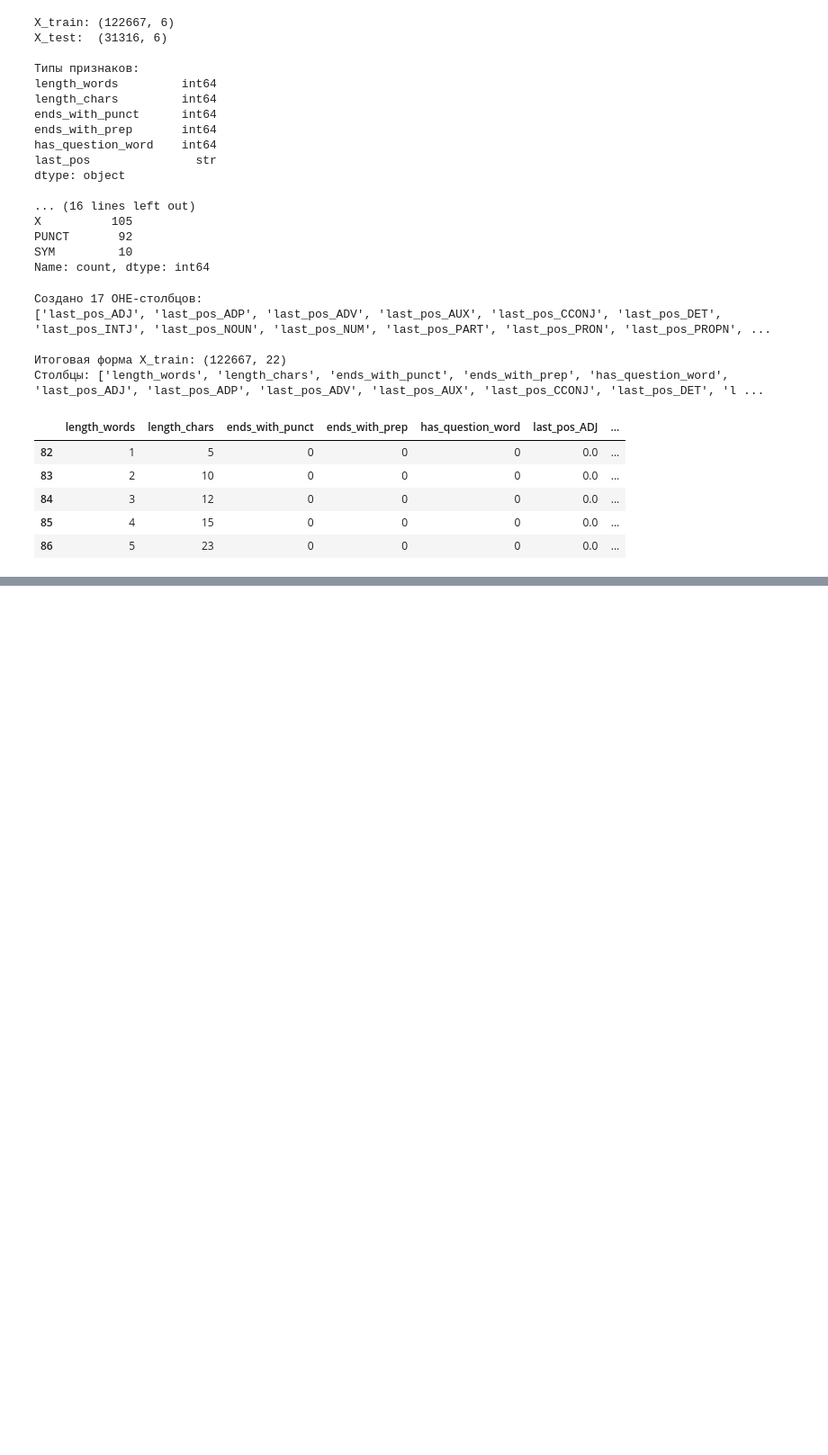
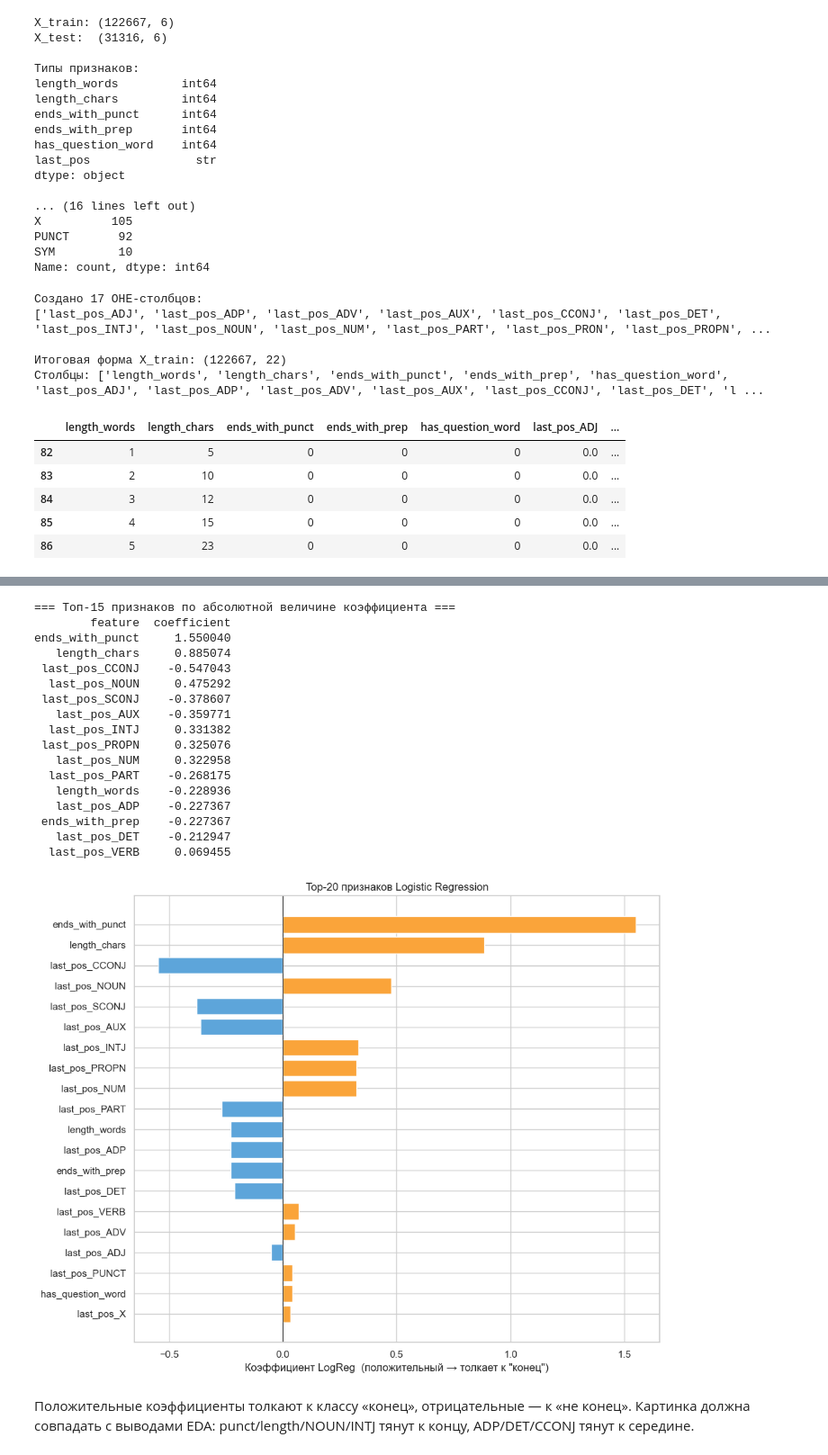
Before and after one commit to bukenov/turn-detector, a Jupyter notebook: notebooks/02_modeling.ipynb, the cells around one changed output, grey strips where cells are left out. Shown at 90% size. Drawn from its saved outputs; the diff is of its cells as text; code cells hidden in the pictures; blank space fills up the shorter version.

```diff
--- a/notebooks/02_modeling.ipynb
+++ b/notebooks/02_modeling.ipynb
@@ -153,0 +293,42 @@ X_train.head()
+# %%
+feature_importance_lr = pd.DataFrame({
+    'feature': X_train.columns,
+    'coefficient': lr.coef_[0]
+}).sort_values('coefficient', key=abs, ascending=False)
+
+print("=== Топ-15 признаков по абсолютной величине коэффициента ===")
+print(feature_importance_lr.head(15).to_string(index=False))
+
+# Визуализация
+fig, ax = plt.subplots(figsize=(10, 8))
+top = feature_importance_lr.head(20)
+colors = ['#FAA43A' if c > 0 else '#5DA5DA' for c in top['coefficient']]
+ax.barh(top['feature'], top['coefficient'], color=colors)
+ax.set_xlabel('Коэффициент LogReg  (положительный → толкает к "конец")')
+ax.set_title('Top-20 признаков Logistic Regression')
+ax.axvline(0, color='black', linewidth=0.5)
+ax.invert_yaxis()
+plt.tight_layout()
+plt.savefig('../reports/figures/logreg_coefficients.png', dpi=150, bbox_inches='tight')
+plt.show()
+# %% [output]
+=== Топ-15 признаков по абсолютной величине коэффициента ===
+        feature  coefficient
+ends_with_punct     1.550040
+   length_chars     0.885074
+ last_pos_CCONJ    -0.547043
+  last_pos_NOUN     0.475292
+ last_pos_SCONJ    -0.378607
+   last_pos_AUX    -0.359771
+  last_pos_INTJ     0.331382
+ last_pos_PROPN     0.325076
+   last_pos_NUM     0.322958
+  last_pos_PART    -0.268175
+   length_words    -0.228936
+   last_pos_ADP    -0.227367
+ ends_with_prep    -0.227367
+   last_pos_DET    -0.212947
+  last_pos_VERB     0.069455
+[figure, added]
+# %% [markdown]
+Положительные коэффициенты толкают к классу «конец», отрицательные — к «не конец». Картинка должна совпадать с выводами EDA: punct/length/NOUN/INTJ тянут к концу, ADP/DET/CCONJ тянут к середине.
```
Also changed, not shown: parts of 8 cells of this notebook, 2 other files.
